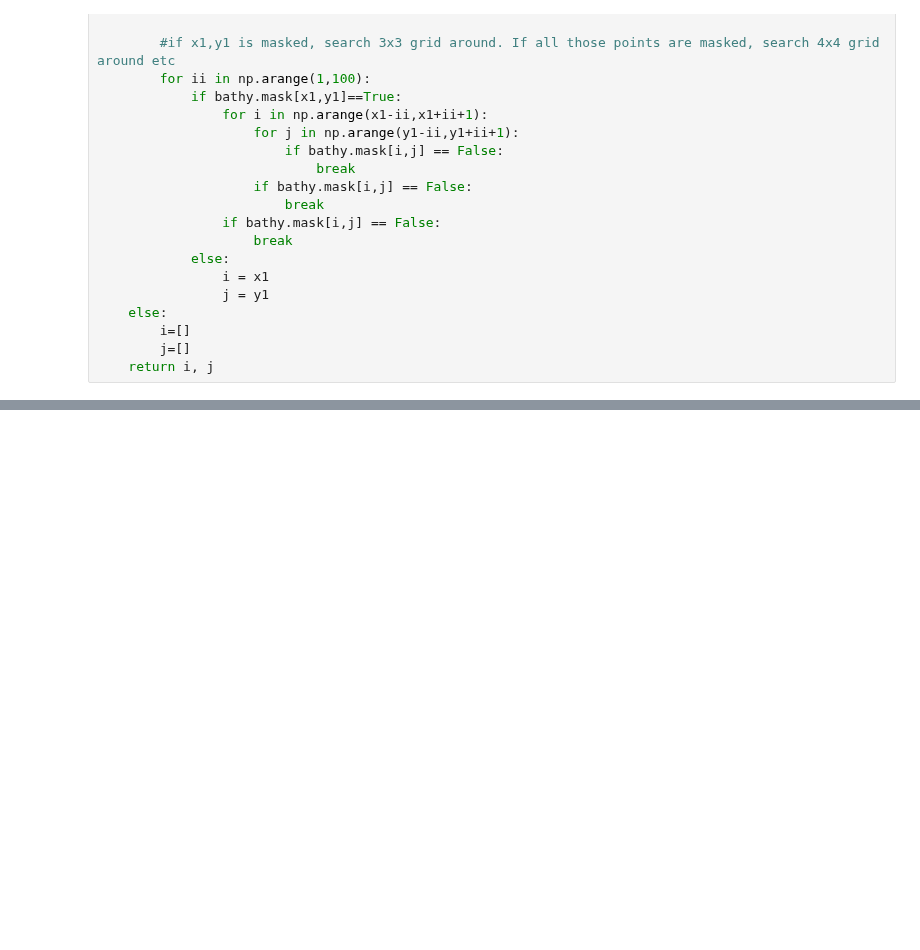
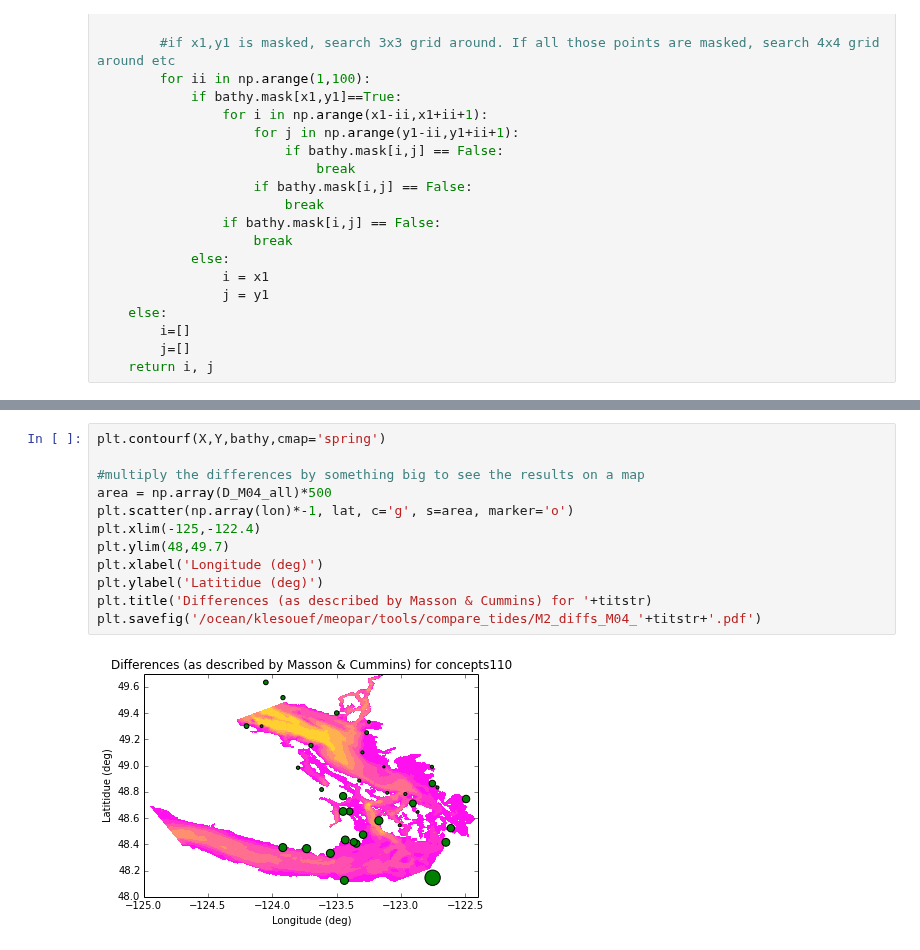
Before and after one commit to SalishSeaCast/tools, a Jupyter notebook: compare_tides/comp_wlev_harm.ipynb, the cells around one changed output, grey strips where cells are left out. Drawn from its saved outputs; the diff is of its cells as text; blank space fills up the shorter version.

```diff
--- a/compare_tides/comp_wlev_harm.ipynb
+++ b/compare_tides/comp_wlev_harm.ipynb
@@ -205,0 +211,14 @@ SyntaxError: invalid syntax (<ipython-input-83-e2d58686da09>, line 10)
+# %%
+plt.contourf(X,Y,bathy,cmap='spring')
+
+#multiply the differences by something big to see the results on a map
+area = np.array(D_M04_all)*500
+plt.scatter(np.array(lon)*-1, lat, c='g', s=area, marker='o')
+plt.xlim(-125,-122.4)
+plt.ylim(48,49.7)
+plt.xlabel('Longitude (deg)')
+plt.ylabel('Latitidue (deg)')
+plt.title('Differences (as described by Masson & Cummins) for '+titstr)
+plt.savefig('/ocean/klesouef/meopar/tools/compare_tides/M2_diffs_M04_'+titstr+'.pdf')
+# %% [output]
+[figure, added]
```
Also changed, not shown: parts of 8 cells of this notebook.
